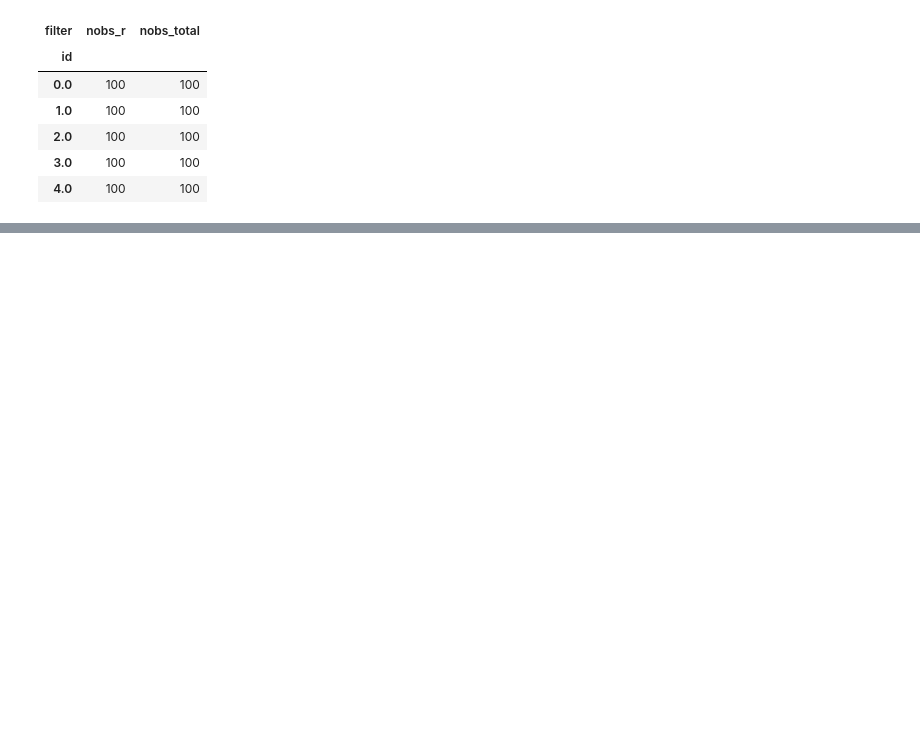
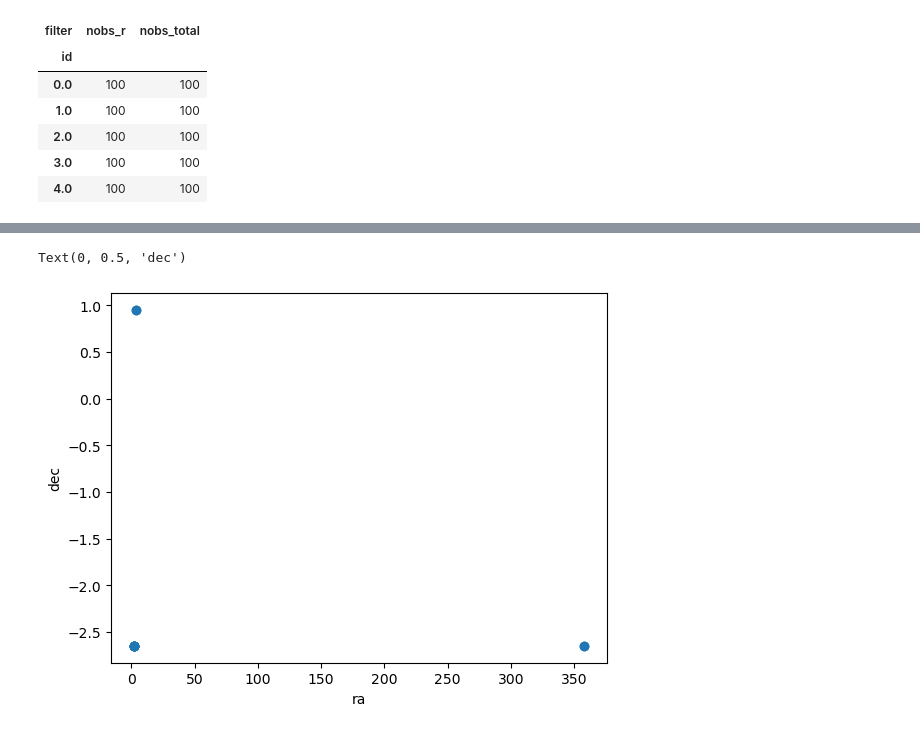
Before and after one commit to nevencaplar/JaxPeriodDrwFit, a Jupyter notebook: Drw_per_i.ipynb, the cells around one changed output, grey strips where cells are left out. Drawn from its saved outputs; the diff is of its cells as text; code cells hidden in the pictures; blank space fills up the shorter version.

```diff
--- a/Drw_per_i.ipynb
+++ b/Drw_per_i.ipynb
@@ -165,0 +195,25 @@ Best result is:[-131.83079473    1.90012218   -0.83150308    2.79918596   -1.018
+# %%
+survey_fov_sqdeg = 36
+survey_fov_sqrad = survey_fov_sqdeg*(np.pi/180.0)**2
+survey_radius = np.sqrt(survey_fov_sqrad/np.pi)
+print('survey_radius:' + str(survey_radius))
+
+def find_sky_overlaps(pointings_databasem, parameters):
+    """
+    Find the sky indices of the pointings database that overlap with the transient.
+    """
+    pointings_sky_pos = np.column_stack((pointings_database['_ra'].values, pointings_database['_dec'].values))
+    transient_sky_pos = np.column_stack((parameters['ra'].values, parameters['dec'].values))
+
+    transient_sky_pos_3D = np.vstack([np.cos(transient_sky_pos[:,0]) * np.cos(transient_sky_pos[:,1]),
+                                        np.sin(transient_sky_pos[:,0]) * np.cos(transient_sky_pos[:,1]),
+                                        np.sin(transient_sky_pos[:,1])]).T
+    pointings_sky_pos_3D = np.vstack([np.cos(pointings_sky_pos[:, 0]) * np.cos(pointings_sky_pos[:,1]),
+                                        np.sin(pointings_sky_pos[:,0]) * np.cos(pointings_sky_pos[:,1]),
+                                        np.sin(pointings_sky_pos[:,1])]).T
+    # law of cosines to compute 3D distance
+    max_3D_dist = np.sqrt(2. - 2. * np.cos(survey_radius))
+    survey_tree = KDTree(pointings_sky_pos_3D)
+    overlap_indices = survey_tree.query_ball_point(x=transient_sky_pos_3D, r=max_3D_dist)
+
+    return overlap_indices, transient_sky_pos_3D, pointings_sky_pos_3D
@@ -165,0 +231,8 @@ Best result is:[-131.83079473    1.90012218   -0.83150308    2.79918596   -1.018
+# %%
+parameters = pd.DataFrame(np.array([[0, 1, 2], [0.2813573, 1, 2], [-0.0978646, 1, 2]]).T,
+                   columns=['id', 'ra', 'dec'])
+
+parameters_deg = parameters.copy()
+
+parameters['ra'] = parameters_deg['ra'] * np.pi/180
+parameters['dec'] = parameters_deg['dec'] * np.pi/180
@@ -165,0 +246,2 @@ Best result is:[-131.83079473    1.90012218   -0.83150308    2.79918596   -1.018
+# %%
+time_space_overlap, transient_sky_pos_3D, pointings_sky_pos_3D = find_sky_overlaps(pointings_database, parameters)
@@ -165,0 +277,2 @@ Best result is:[-131.83079473    1.90012218   -0.83150308    2.79918596   -1.018
+# %%
+overlapping_database_iter = pointings_database.iloc[time_space_overlap[0]]
@@ -165,0 +309,7 @@ Best result is:[-131.83079473    1.90012218   -0.83150308    2.79918596   -1.018
+# %%
+plt.scatter(overlapping_database_iter['_ra']*180/np.pi, overlapping_database_iter['_dec']*180/np.pi)
+plt.xlabel('ra')
+plt.ylabel('dec')
+# %% [output]
+Text(0, 0.5, 'dec')
+[figure, added]
```
Also changed, not shown: parts of 44 cells of this notebook, 3 other files.
